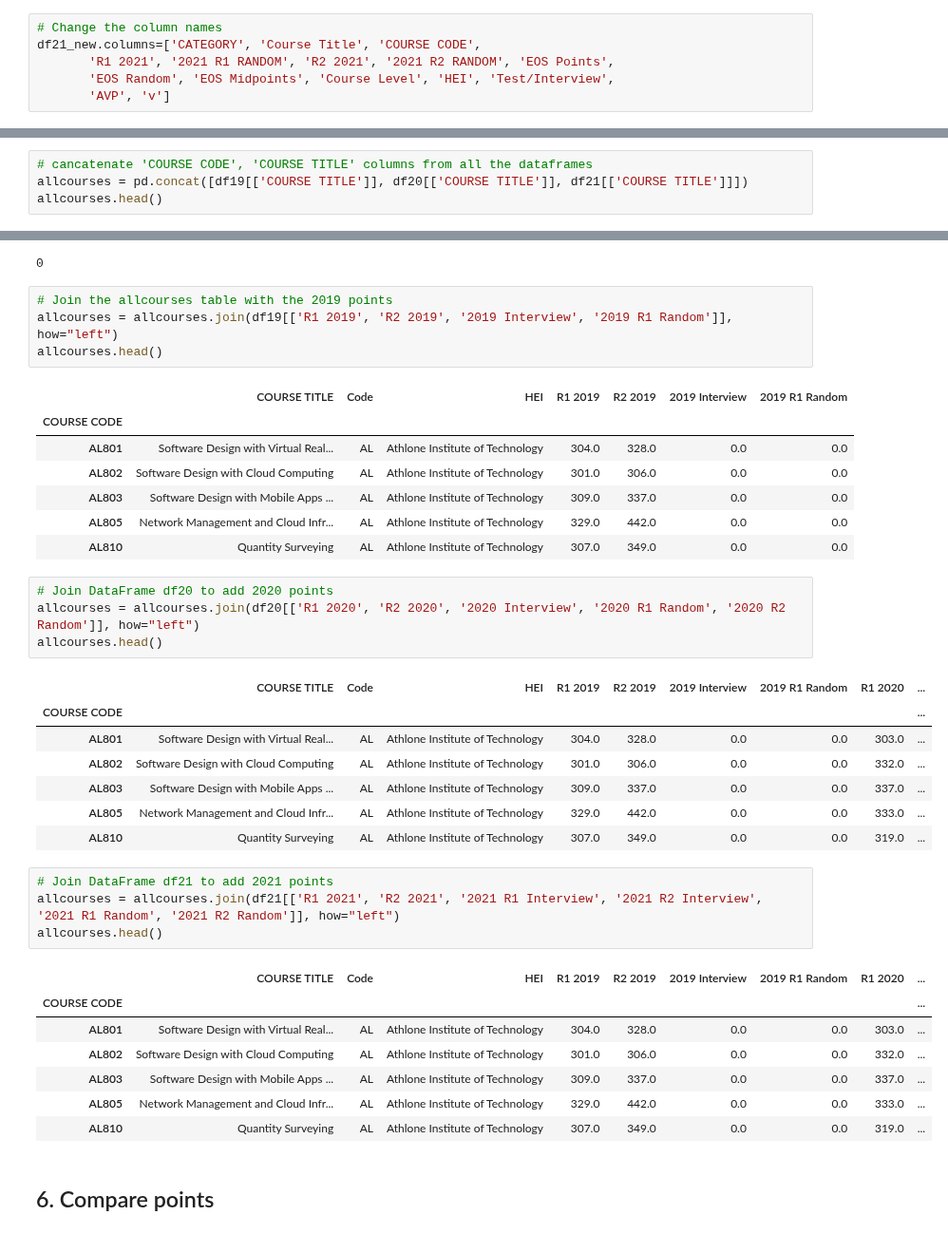
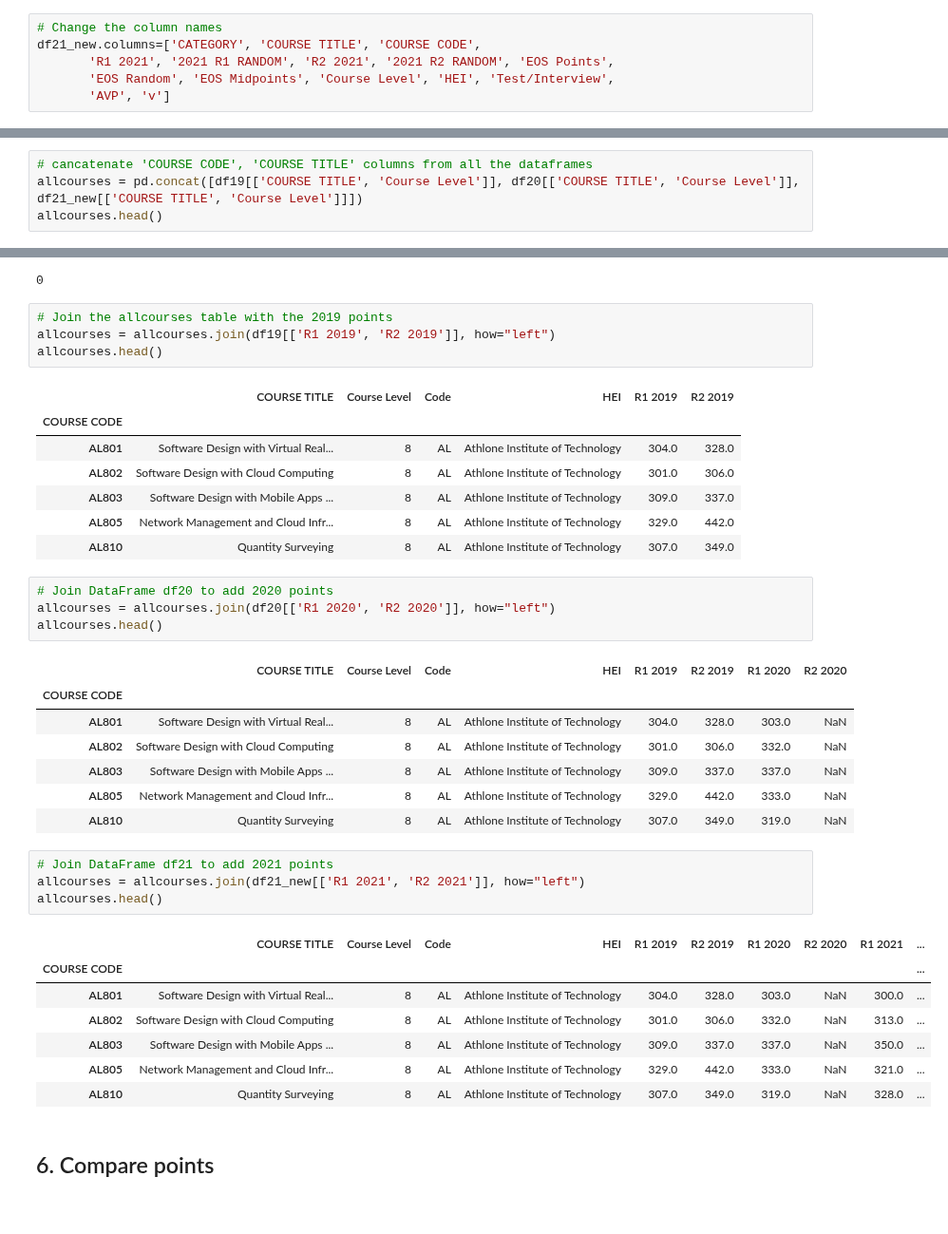
Before and after one commit to przemekbil/FoDA_2021, a Jupyter notebook: cao.ipynb, the cells around one changed output, grey strips where cells are left out. Shown at 95% size. Cells and saved outputs as stored; diff of their text form.

```diff
--- a/cao.ipynb
+++ b/cao.ipynb
@@ -939,7 +938,7 @@ v                                                              NaN
 Name: 487, dtype: object
 # %%
 # Change the column names
-df21_new.columns=['CATEGORY', 'Course Title', 'COURSE CODE',
+df21_new.columns=['CATEGORY', 'COURSE TITLE', 'COURSE CODE',
        'R1 2021', '2021 R1 RANDOM', 'R2 2021', '2021 R2 RANDOM', 'EOS Points',
        'EOS Random', 'EOS Midpoints', 'Course Level', 'HEI', 'Test/Interview',
        'AVP', 'v']
@@ -1063,6 +1070,6 @@ all_hei.tail()
 ### 5.1 Create a full list of all courses from all the years
 # %%
 # cancatenate 'COURSE CODE', 'COURSE TITLE' columns from all the dataframes
-allcourses = pd.concat([df19[['COURSE TITLE']], df20[['COURSE TITLE']], df21[['COURSE TITLE']]])
+allcourses = pd.concat([df19[['COURSE TITLE', 'Course Level']], df20[['COURSE TITLE', 'Course Level']], df21_new[['COURSE TITLE', 'Course Level']]])
 allcourses.head()
 # %% [output]
@@ -1210,40 +1217,40 @@ len(unmatched_codes)
 0
 # %%
 # Join the allcourses table with the 2019 points
-allcourses = allcourses.join(df19[['R1 2019', 'R2 2019', '2019 Interview', '2019 R1 Random']], how="left")
+allcourses = allcourses.join(df19[['R1 2019', 'R2 2019']], how="left")
 allcourses.head()
 # %% [output]
-|  | COURSE TITLE | Code | HEI | R1 2019 | R2 2019 | 2019 Interview | 2019 R1 Random |
-| COURSE CODE |  |  |  |  |  |  |  |
-| AL801 | Software Design with Virtual Real... | AL | Athlone Institute of Technology | 304.0 | 328.0 | 0.0 | 0.0 |
-| AL802 | Software Design with Cloud Computing | AL | Athlone Institute of Technology | 301.0 | 306.0 | 0.0 | 0.0 |
-| AL803 | Software Design with Mobile Apps ... | AL | Athlone Institute of Technology | 309.0 | 337.0 | 0.0 | 0.0 |
-| AL805 | Network Management and Cloud Infr... | AL | Athlone Institute of Technology | 329.0 | 442.0 | 0.0 | 0.0 |
-| AL810 | Quantity Surveying | AL | Athlone Institute of Technology | 307.0 | 349.0 | 0.0 | 0.0 |
+|  | COURSE TITLE | Course Level | Code | HEI | R1 2019 | R2 2019 |
+| COURSE CODE |  |  |  |  |  |  |
+| AL801 | Software Design with Virtual Real... | 8 | AL | Athlone Institute of Technology | 304.0 | 328.0 |
+| AL802 | Software Design with Cloud Computing | 8 | AL | Athlone Institute of Technology | 301.0 | 306.0 |
+| AL803 | Software Design with Mobile Apps ... | 8 | AL | Athlone Institute of Technology | 309.0 | 337.0 |
+| AL805 | Network Management and Cloud Infr... | 8 | AL | Athlone Institute of Technology | 329.0 | 442.0 |
+| AL810 | Quantity Surveying | 8 | AL | Athlone Institute of Technology | 307.0 | 349.0 |
 # %%
 # Join DataFrame df20 to add 2020 points
-allcourses = allcourses.join(df20[['R1 2020', 'R2 2020', '2020 Interview', '2020 R1 Random', '2020 R2 Random']], how="left")
+allcourses = allcourses.join(df20[['R1 2020', 'R2 2020']], how="left")
 allcourses.head()
 # %% [output]
-|  | COURSE TITLE | Code | HEI | R1 2019 | R2 2019 | 2019 Interview | 2019 R1 Random | R1 2020 | ... |
-| COURSE CODE |  |  |  |  |  |  |  |  | ... |
-| AL801 | Software Design with Virtual Real... | AL | Athlone Institute of Technology | 304.0 | 328.0 | 0.0 | 0.0 | 303.0 | ... |
-| AL802 | Software Design with Cloud Computing | AL | Athlone Institute of Technology | 301.0 | 306.0 | 0.0 | 0.0 | 332.0 | ... |
-| AL803 | Software Design with Mobile Apps ... | AL | Athlone Institute of Technology | 309.0 | 337.0 | 0.0 | 0.0 | 337.0 | ... |
-| AL805 | Network Management and Cloud Infr... | AL | Athlone Institute of Technology | 329.0 | 442.0 | 0.0 | 0.0 | 333.0 | ... |
-| AL810 | Quantity Surveying | AL | Athlone Institute of Technology | 307.0 | 349.0 | 0.0 | 0.0 | 319.0 | ... |
+|  | COURSE TITLE | Course Level | Code | HEI | R1 2019 | R2 2019 | R1 2020 | R2 2020 |
+| COURSE CODE |  |  |  |  |  |  |  |  |
+| AL801 | Software Design with Virtual Real... | 8 | AL | Athlone Institute of Technology | 304.0 | 328.0 | 303.0 | NaN |
+| AL802 | Software Design with Cloud Computing | 8 | AL | Athlone Institute of Technology | 301.0 | 306.0 | 332.0 | NaN |
+| AL803 | Software Design with Mobile Apps ... | 8 | AL | Athlone Institute of Technology | 309.0 | 337.0 | 337.0 | NaN |
+| AL805 | Network Management and Cloud Infr... | 8 | AL | Athlone Institute of Technology | 329.0 | 442.0 | 333.0 | NaN |
+| AL810 | Quantity Surveying | 8 | AL | Athlone Institute of Technology | 307.0 | 349.0 | 319.0 | NaN |
 # %%
 # Join DataFrame df21 to add 2021 points
-allcourses = allcourses.join(df21[['R1 2021', 'R2 2021', '2021 R1 Interview', '2021 R2 Interview', '2021 R1 Random', '2021 R2 Random']], how="left")
+allcourses = allcourses.join(df21_new[['R1 2021', 'R2 2021']], how="left")
 allcourses.head()
 # %% [output]
-|  | COURSE TITLE | Code | HEI | R1 2019 | R2 2019 | 2019 Interview | 2019 R1 Random | R1 2020 | ... |
-| COURSE CODE |  |  |  |  |  |  |  |  | ... |
-| AL801 | Software Design with Virtual Real... | AL | Athlone Institute of Technology | 304.0 | 328.0 | 0.0 | 0.0 | 303.0 | ... |
-| AL802 | Software Design with Cloud Computing | AL | Athlone Institute of Technology | 301.0 | 306.0 | 0.0 | 0.0 | 332.0 | ... |
-| AL803 | Software Design with Mobile Apps ... | AL | Athlone Institute of Technology | 309.0 | 337.0 | 0.0 | 0.0 | 337.0 | ... |
-| AL805 | Network Management and Cloud Infr... | AL | Athlone Institute of Technology | 329.0 | 442.0 | 0.0 | 0.0 | 333.0 | ... |
-| AL810 | Quantity Surveying | AL | Athlone Institute of Technology | 307.0 | 349.0 | 0.0 | 0.0 | 319.0 | ... |
+|  | COURSE TITLE | Course Level | Code | HEI | R1 2019 | R2 2019 | R1 2020 | R2 2020 | R1 2021 | ... |
+| COURSE CODE |  |  |  |  |  |  |  |  |  | ... |
+| AL801 | Software Design with Virtual Real... | 8 | AL | Athlone Institute of Technology | 304.0 | 328.0 | 303.0 | NaN | 300.0 | ... |
+| AL802 | Software Design with Cloud Computing | 8 | AL | Athlone Institute of Technology | 301.0 | 306.0 | 332.0 | NaN | 313.0 | ... |
+| AL803 | Software Design with Mobile Apps ... | 8 | AL | Athlone Institute of Technology | 309.0 | 337.0 | 337.0 | NaN | 350.0 | ... |
+| AL805 | Network Management and Cloud Infr... | 8 | AL | Athlone Institute of Technology | 329.0 | 442.0 | 333.0 | NaN | 321.0 | ... |
+| AL810 | Quantity Surveying | 8 | AL | Athlone Institute of Technology | 307.0 | 349.0 | 319.0 | NaN | 328.0 | ... |
 # %% [markdown]
 ## 6. Compare points
 # %%
```
Also changed, not shown: parts of 31 cells of this notebook, 24 other files.
